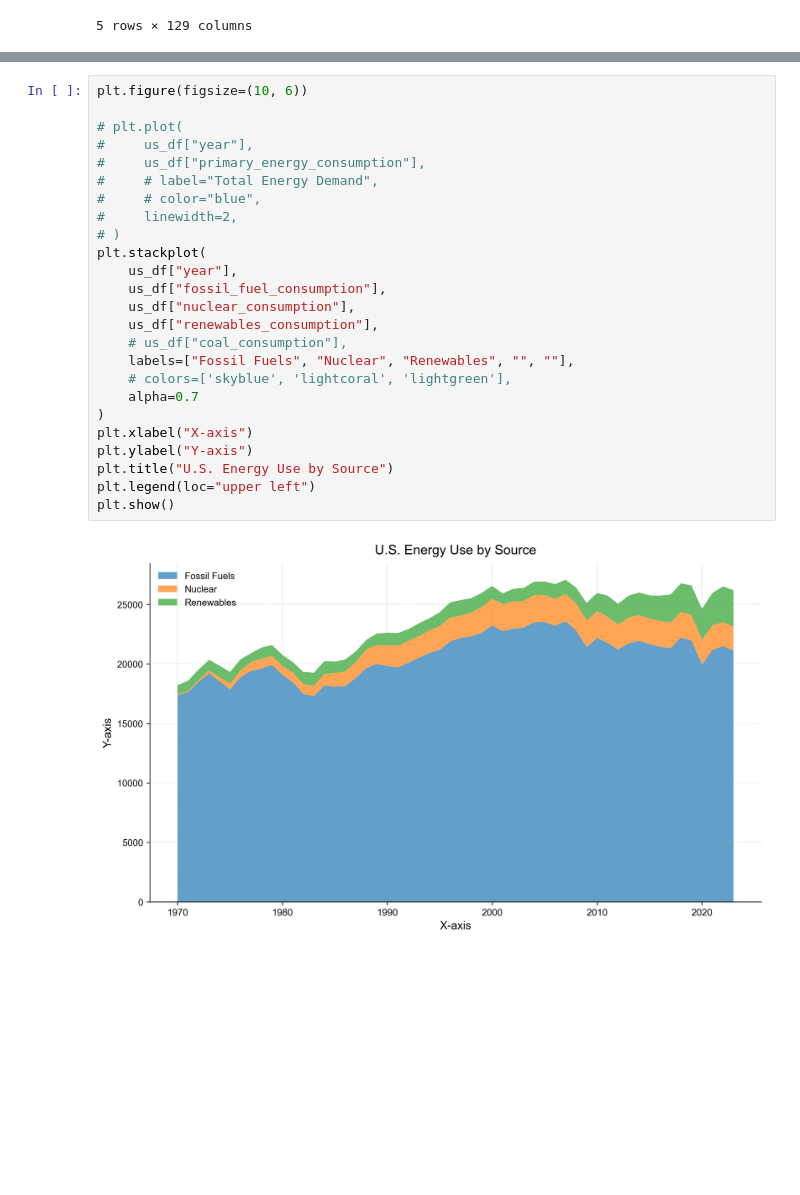
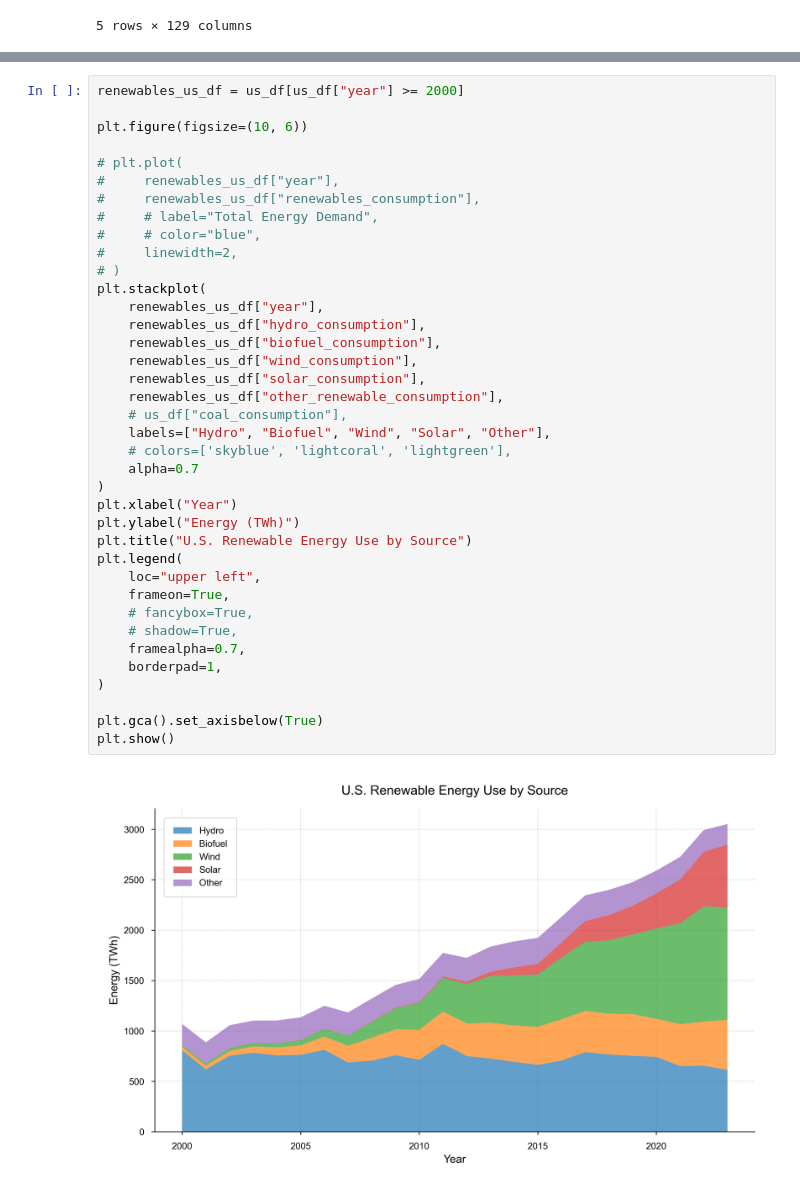
Before and after one commit to joypauls/blog-notebooks, a Jupyter notebook: notebooks/energy_use.ipynb, the cells around one changed output, grey strips where cells are left out. Cells and saved outputs as stored; diff of their text form; blank space fills up the shorter version.

```diff
--- a/notebooks/energy_use.ipynb
+++ b/notebooks/energy_use.ipynb
@@ -79,27 +88,40 @@ plt.show()
 # %%
+renewables_us_df = us_df[us_df["year"] >= 2000]
+
 plt.figure(figsize=(10, 6))
 
 # plt.plot(
-#     us_df["year"],
-#     us_df["primary_energy_consumption"],
+#     renewables_us_df["year"],
+#     renewables_us_df["renewables_consumption"],
 #     # label="Total Energy Demand",
 #     # color="blue",
 #     linewidth=2,
 # )
 plt.stackplot(
-    us_df["year"],
-    us_df["fossil_fuel_consumption"],
-    us_df["nuclear_consumption"],
-    us_df["renewables_consumption"],
+    renewables_us_df["year"],
+    renewables_us_df["hydro_consumption"],
+    renewables_us_df["biofuel_consumption"],
+    renewables_us_df["wind_consumption"],
+    renewables_us_df["solar_consumption"],
+    renewables_us_df["other_renewable_consumption"],
     # us_df["coal_consumption"],
-    labels=["Fossil Fuels", "Nuclear", "Renewables", "", ""],
+    labels=["Hydro", "Biofuel", "Wind", "Solar", "Other"],
     # colors=['skyblue', 'lightcoral', 'lightgreen'],
     alpha=0.7
 )
-plt.xlabel("X-axis")
-plt.ylabel("Y-axis")
-plt.title("U.S. Energy Use by Source")
-plt.legend(loc="upper left")
+plt.xlabel("Year")
+plt.ylabel("Energy (TWh)")
+plt.title("U.S. Renewable Energy Use by Source")
+plt.legend(
+    loc="upper left",
+    frameon=True,
+    # fancybox=True,
+    # shadow=True,
+    framealpha=0.7,
+    borderpad=1,
+)
+
+plt.gca().set_axisbelow(True)
 plt.show()
 # %% [output]
-[figure, old version]
+[figure, new version]
```
Also changed, not shown: parts of 8 cells of this notebook, 2 other files.
